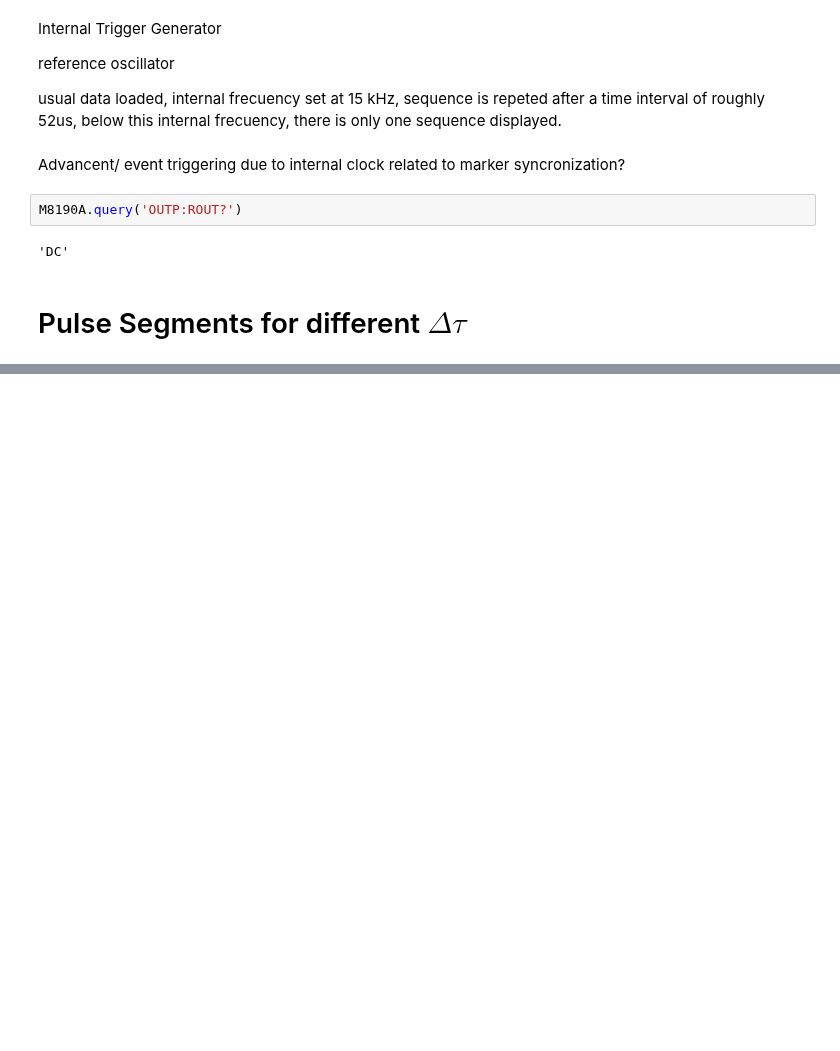
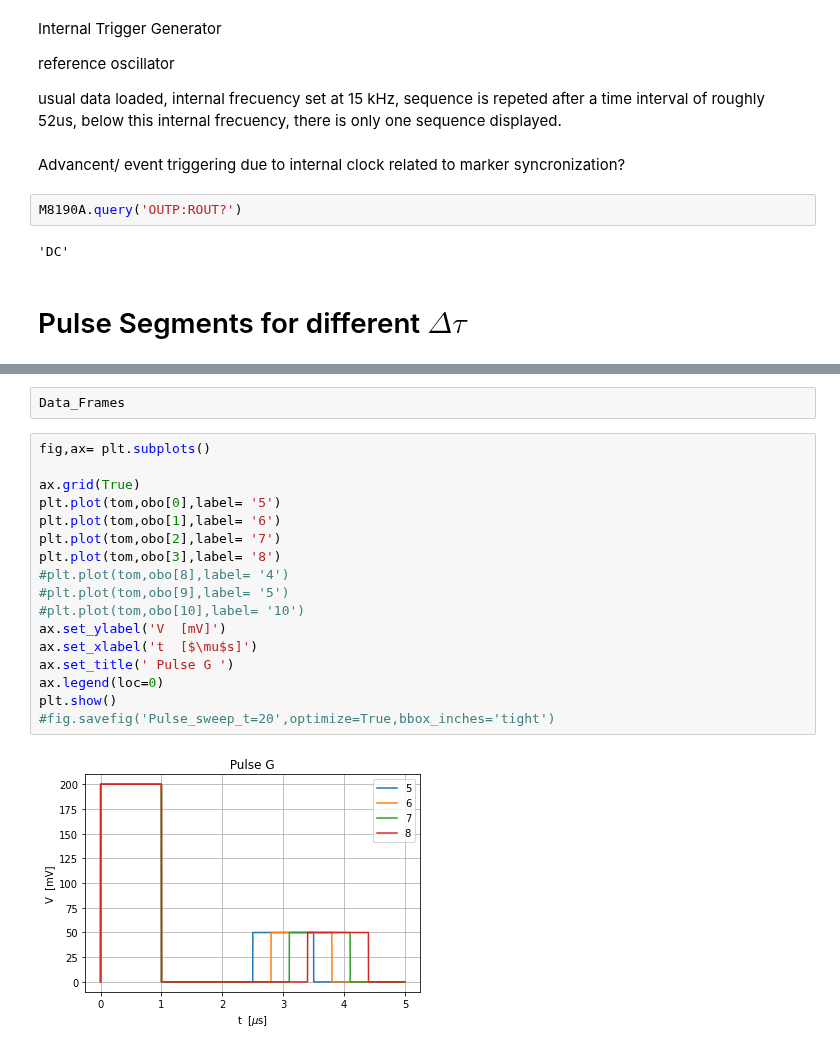
Before and after one commit to Holcan/STM, a Jupyter notebook: M8190/mechanicus.ipynb, the cells around one changed output, grey strips where cells are left out. Saved outputs shown, nothing was run; the diff lists cells and outputs as text; blank space fills up the shorter version.

```diff
--- a/M8190/mechanicus.ipynb
+++ b/M8190/mechanicus.ipynb
@@ -864,3 +938,24 @@ print(end - start)
+# %%
+Data_Frames
+# %%
+fig,ax= plt.subplots()
+
+ax.grid(True)
+plt.plot(tom,obo[0],label= '5')
+plt.plot(tom,obo[1],label= '6')
+plt.plot(tom,obo[2],label= '7')
+plt.plot(tom,obo[3],label= '8')
+#plt.plot(tom,obo[8],label= '4')
+#plt.plot(tom,obo[9],label= '5')
+#plt.plot(tom,obo[10],label= '10')
+ax.set_ylabel('V  [mV]')
+ax.set_xlabel('t  [$\mu$s]')
+ax.set_title(' Pulse G ')
+ax.legend(loc=0)
+plt.show()
+#fig.savefig('Pulse_sweep_t=20',optimize=True,bbox_inches='tight')
+# %% [output]
+[figure, added]
 # %%
 len(obo)
 # %% [output]
```
Also changed, not shown: parts of 31 cells of this notebook, 5 other files.
